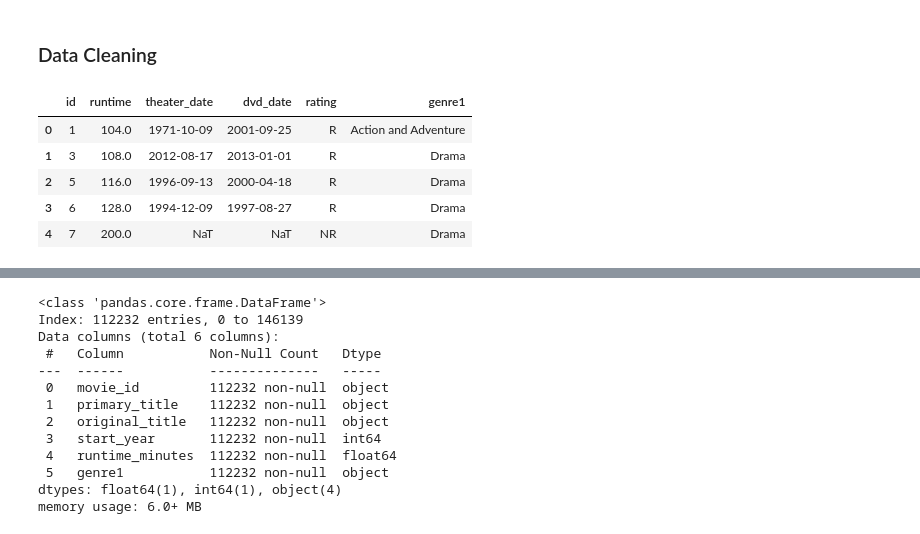
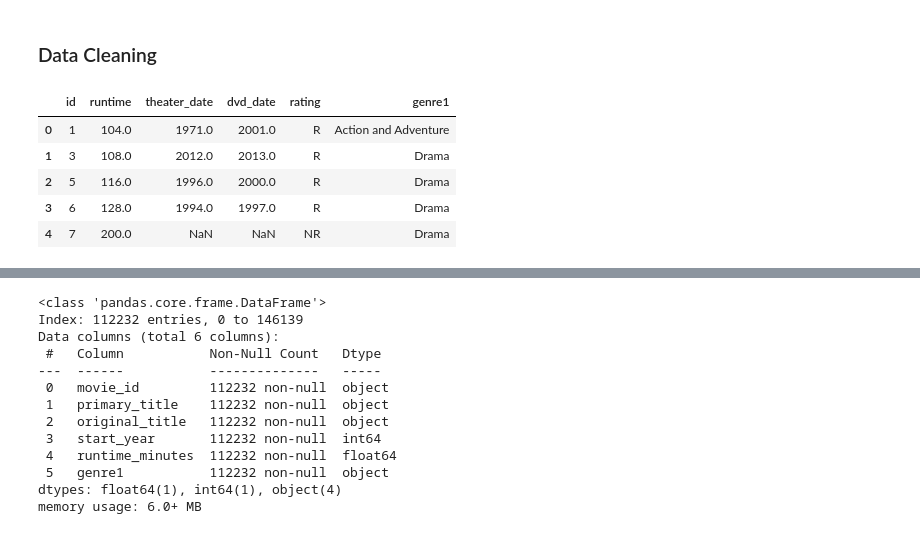
Before and after one commit to TumainiC/Movie_Analysis_Project, a Jupyter notebook: student.ipynb, the cells around one changed output, grey strips where cells are left out. Drawn from its saved outputs; the diff is of its cells as text; code cells hidden in the pictures.

```diff
--- a/student.ipynb
+++ b/student.ipynb
@@ -180,39 +191,44 @@ memory usage: 1.7+ MB
 # %%
 #cleaning the movies_info dataframe
 
 #specify necesary columns
 cols = ['id', 'genre', 'runtime', 'theater_date', 'dvd_date', 'rating']
 movie_info = movie_info[cols]
 
-#convert date columns into date format
 #create a function to parse date strings
-def convert_date_format(date_string):
-  try:
-    # Attempt to parse using '%b %d, %Y' format (e.g., Jan 1, 1987)
-    return pd.to_datetime(date_string, format='%b %d, %Y')
-  except ValueError:
-    # If parsing fails, try a more generic format (e.g., %Y-%m-%d)
-    return pd.to_datetime(date_string, format='%Y-%m-%d')
+def extract_year(date_string):
+  """Extracts the year from a date string and returns it as an integer."""
+  if not isinstance(date_string, str):
+    return None
+  else:
+    stripped = date_string.strip()  # Remove leading/trailing white space
+    year_str = stripped[-4:]  # Extract the last 4 characters
+    year_int = int(year_str)  # Convert the string to an integer
+    return year_int
+date_cols = ['theater_date', 'dvd_date']
+movie_info[date_cols] = movie_info[date_cols].map(lambda x: extract_year(x))
+#store only the year values in the date columns
 
-date_cols = ['theater_date', 'dvd_date']
-movie_info[date_cols] = movie_info[date_cols].map(convert_date_format)
 
 #convert runtime column into integer
 movie_info['runtime'] = movie_info['runtime'].str.replace('minutes', '')
 movie_info['runtime'] = movie_info['runtime'].str.strip()
 movie_info['runtime'] = pd.to_numeric(movie_info['runtime'], errors='coerce')
 
 #split the genre column into a list of genres
 movie_info['genre1'] = movie_info['genre'].str.split('|').str[0]
+
+#drop nan values in genre1 column
+movie_info = movie_info.dropna(subset=['genre1'])
 #remove original genre column
 movie_info.drop('genre', axis=1, inplace=True)
 
 
 movie_info.head()
 # %% [output]
 |  | id | runtime | theater_date | dvd_date | rating | genre1 |
-| 0 | 1 | 104.0 | 1971-10-09 | 2001-09-25 | R | Action and Adventure |
-| 1 | 3 | 108.0 | 2012-08-17 | 2013-01-01 | R | Drama |
-| 2 | 5 | 116.0 | 1996-09-13 | 2000-04-18 | R | Drama |
-| 3 | 6 | 128.0 | 1994-12-09 | 1997-08-27 | R | Drama |
-| 4 | 7 | 200.0 | NaT | NaT | NR | Drama |
+| 0 | 1 | 104.0 | 1971.0 | 2001.0 | R | Action and Adventure |
+| 1 | 3 | 108.0 | 2012.0 | 2013.0 | R | Drama |
+| 2 | 5 | 116.0 | 1996.0 | 2000.0 | R | Drama |
+| 3 | 6 | 128.0 | 1994.0 | 1997.0 | R | Drama |
+| 4 | 7 | 200.0 | NaN | NaN | NR | Drama |
```
Also changed, not shown: parts of 22 cells of this notebook.
